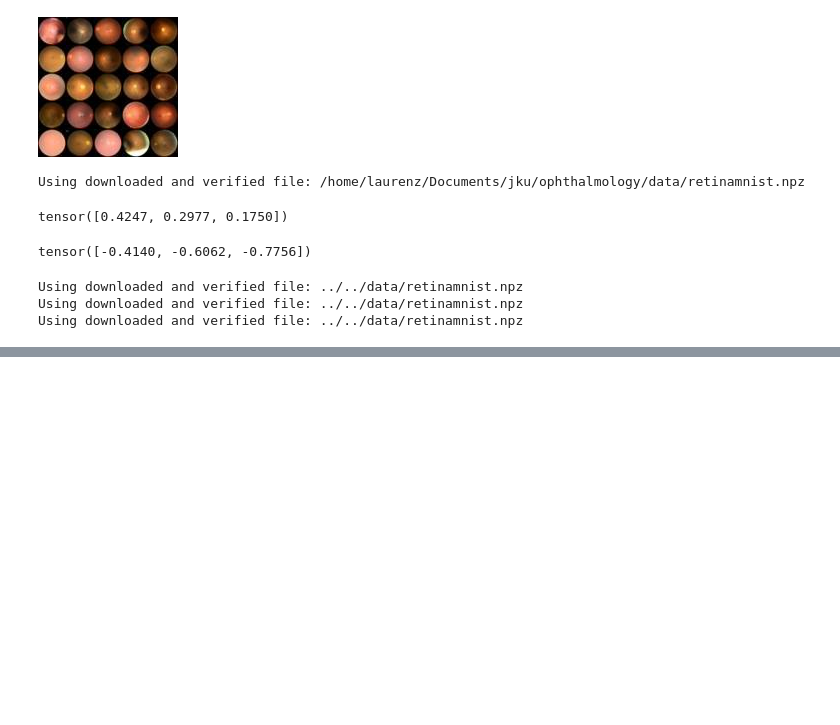
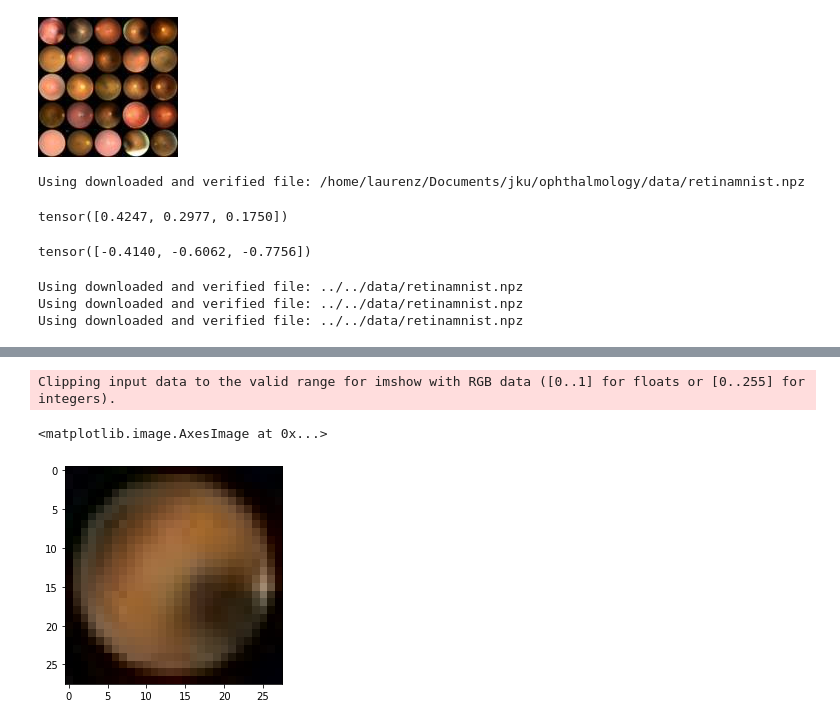
Before and after one commit to LaurenzBeck/ophthalmology, a Jupyter notebook: ophthalmology/notebooks/medmnist_exploration.ipynb, the cells around one changed output, grey strips where cells are left out. Cells and saved outputs as stored; diff of their text form; code cells hidden in the pictures; blank space fills up the shorter version.

```diff
--- a/ophthalmology/notebooks/medmnist_exploration.ipynb
+++ b/ophthalmology/notebooks/medmnist_exploration.ipynb
@@ -98,0 +110,2 @@ tensor([[0],
+# %%
+x_img = x * torch.tensor([0.2617, 0.1825, 0.1308]).reshape((1,3,1,1)) + torch.tensor([0.3211, 0.2243, 0.1602]).reshape((1,3,1,1))
@@ -98,0 +128,6 @@ tensor([[0],
+# %%
+plt.imshow(einops.rearrange(x_img[0].squeeze().numpy(), "c w h -> w h c"))
+# %% [output]
+Clipping input data to the valid range for imshow with RGB data ([0..1] for floats or [0..255] for integers).
+<matplotlib.image.AxesImage at 0x...>
+[figure, added]
```
Also changed, not shown: parts of 19 cells of this notebook, 4 other files.
